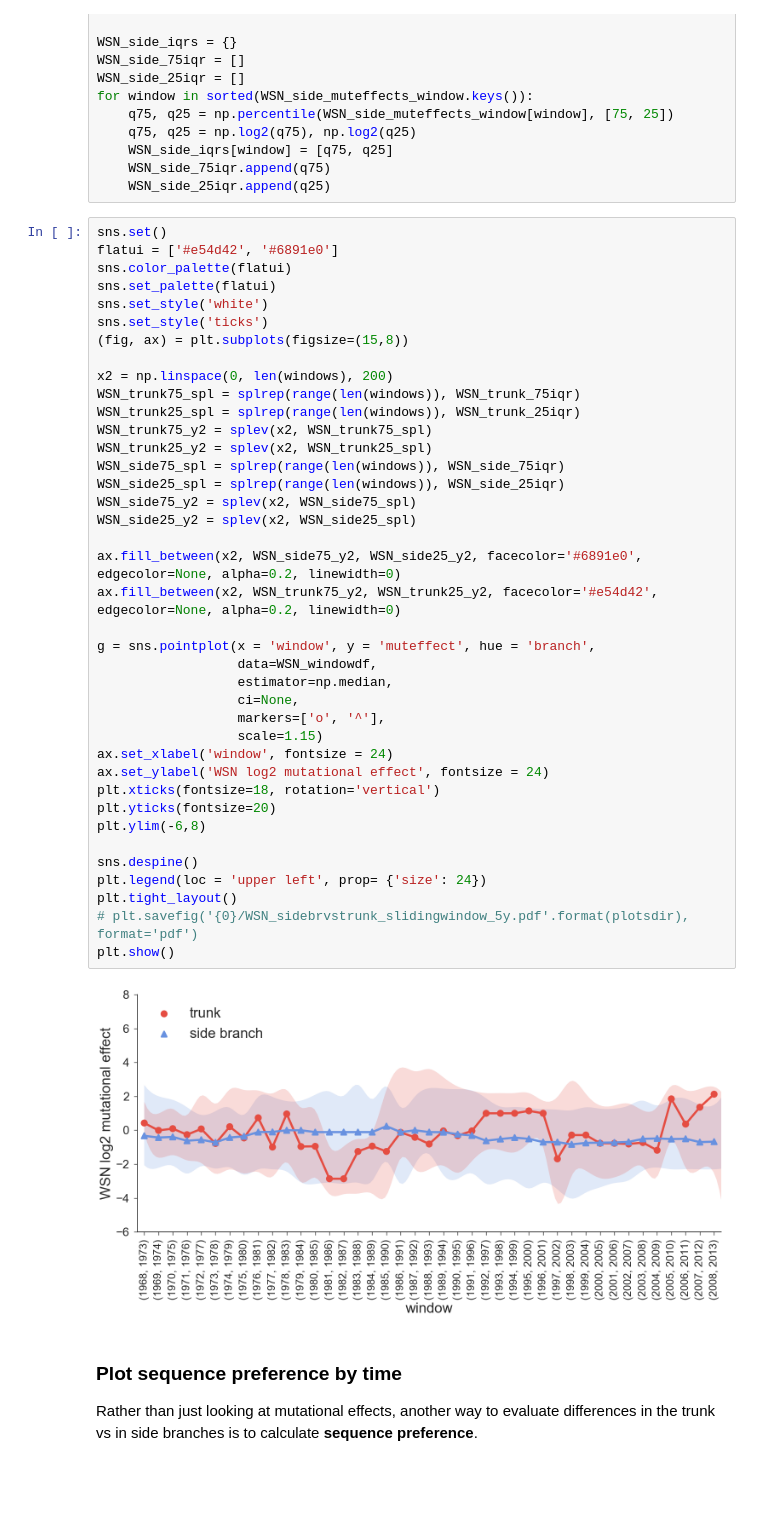
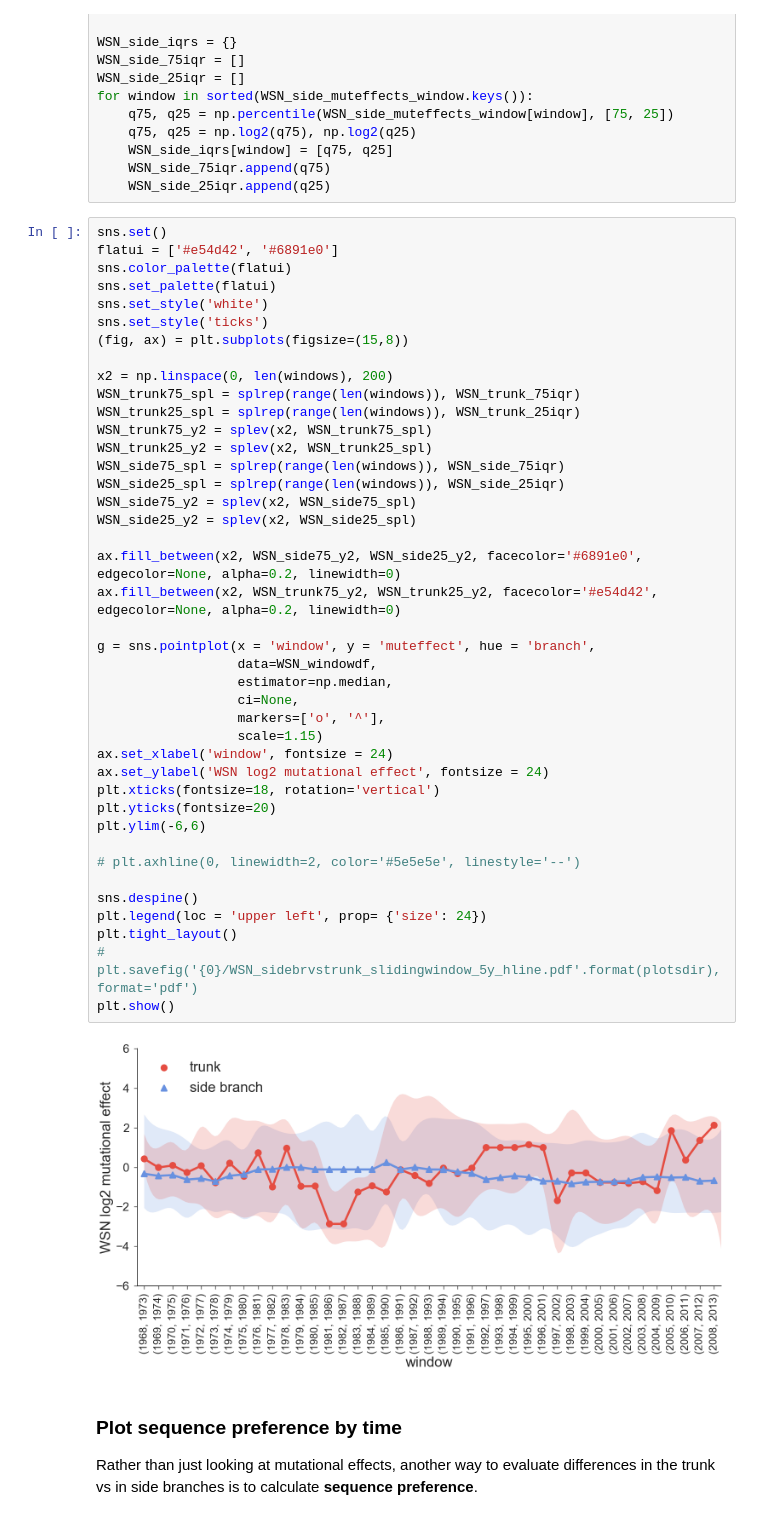
Before and after one commit to jbloomlab/Perth2009-DMS-Manuscript, a Jupyter notebook: analysis_code/Perth2009_DMS_analysis.ipynb, the cells around one changed output. Drawn from its saved outputs; the diff is of its cells as text; blank space fills up the shorter version.

Commit message:
Adjust sliding window plots in notebook

```diff
--- a/analysis_code/Perth2009_DMS_analysis.ipynb
+++ b/analysis_code/Perth2009_DMS_analysis.ipynb
@@ -1545,36 +1547,38 @@ sns.set_style('ticks')
 
 x2 = np.linspace(0, len(windows), 200)
 WSN_trunk75_spl = splrep(range(len(windows)), WSN_trunk_75iqr)
 WSN_trunk25_spl = splrep(range(len(windows)), WSN_trunk_25iqr)
 WSN_trunk75_y2 = splev(x2, WSN_trunk75_spl)
 WSN_trunk25_y2 = splev(x2, WSN_trunk25_spl)
 WSN_side75_spl = splrep(range(len(windows)), WSN_side_75iqr)
 WSN_side25_spl = splrep(range(len(windows)), WSN_side_25iqr)
 WSN_side75_y2 = splev(x2, WSN_side75_spl)
 WSN_side25_y2 = splev(x2, WSN_side25_spl)
 
 ax.fill_between(x2, WSN_side75_y2, WSN_side25_y2, facecolor='#6891e0', edgecolor=None, alpha=0.2, linewidth=0)
 ax.fill_between(x2, WSN_trunk75_y2, WSN_trunk25_y2, facecolor='#e54d42', edgecolor=None, alpha=0.2, linewidth=0)
 
 g = sns.pointplot(x = 'window', y = 'muteffect', hue = 'branch',
                   data=WSN_windowdf,
                   estimator=np.median,
                   ci=None,
                   markers=['o', '^'],
                   scale=1.15)
 ax.set_xlabel('window', fontsize = 24)
 ax.set_ylabel('WSN log2 mutational effect', fontsize = 24)
 plt.xticks(fontsize=18, rotation='vertical')
 plt.yticks(fontsize=20)
-plt.ylim(-6,8)
+plt.ylim(-6,6)
+
+# plt.axhline(0, linewidth=2, color='#5e5e5e', linestyle='--')
 
 sns.despine()
 plt.legend(loc = 'upper left', prop= {'size': 24})
 plt.tight_layout()
-# plt.savefig('{0}/WSN_sidebrvstrunk_slidingwindow_5y.pdf'.format(plotsdir), format='pdf')
+# plt.savefig('{0}/WSN_sidebrvstrunk_slidingwindow_5y_hline.pdf'.format(plotsdir), format='pdf')
 plt.show()
 # %% [output]
-[figure, old version]
+[figure, new version]
 # %% [markdown]
 ### Plot sequence preference by time
 
```
Also changed, not shown: parts of 1 cell of this notebook.
